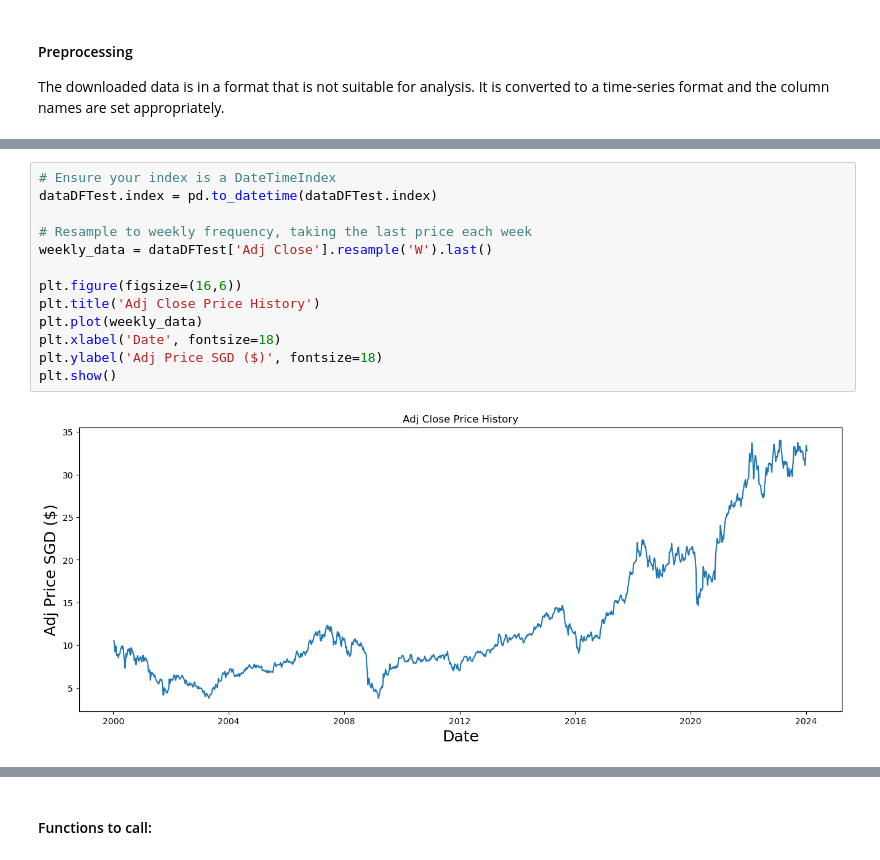
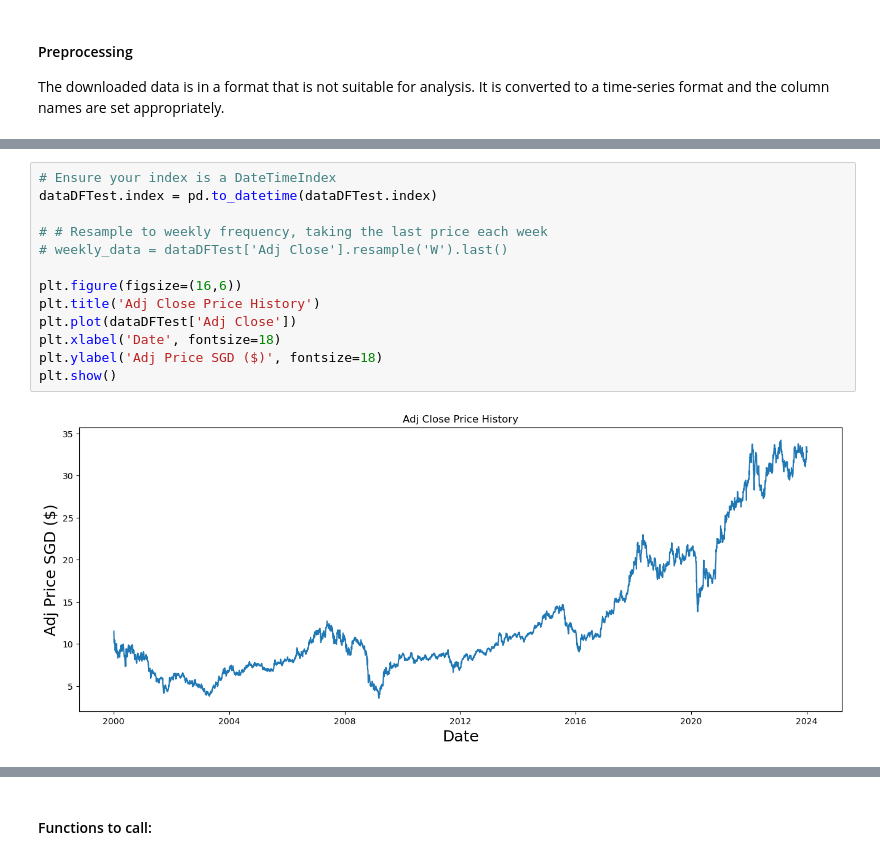
Before and after one commit to Darrel-Koh/Bulls-AI, a Jupyter notebook: mern/ML/modelTraining.ipynb, the cells around one changed output, grey strips where cells are left out. Drawn from its saved outputs; the diff is of its cells as text.

```diff
--- a/mern/ML/modelTraining.ipynb
+++ b/mern/ML/modelTraining.ipynb
@@ -71,15 +82,15 @@ dataDFTest.head()
 # %%
 # Ensure your index is a DateTimeIndex
 dataDFTest.index = pd.to_datetime(dataDFTest.index)
 
-# Resample to weekly frequency, taking the last price each week
-weekly_data = dataDFTest['Adj Close'].resample('W').last()
+# # Resample to weekly frequency, taking the last price each week
+# weekly_data = dataDFTest['Adj Close'].resample('W').last()
 
 plt.figure(figsize=(16,6))
 plt.title('Adj Close Price History')
-plt.plot(weekly_data)
+plt.plot(dataDFTest['Adj Close'])
 plt.xlabel('Date', fontsize=18)
 plt.ylabel('Adj Price SGD ($)', fontsize=18)
 plt.show()
 # %% [output]
-[figure, old version]
+[figure, new version]
```
Also changed, not shown: parts of 4 cells of this notebook.
